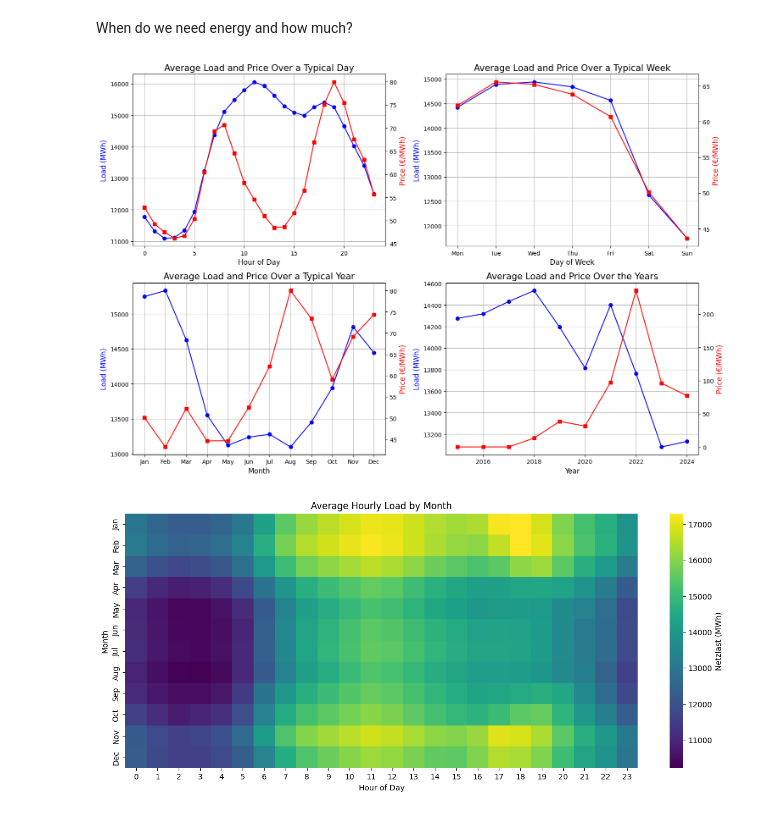
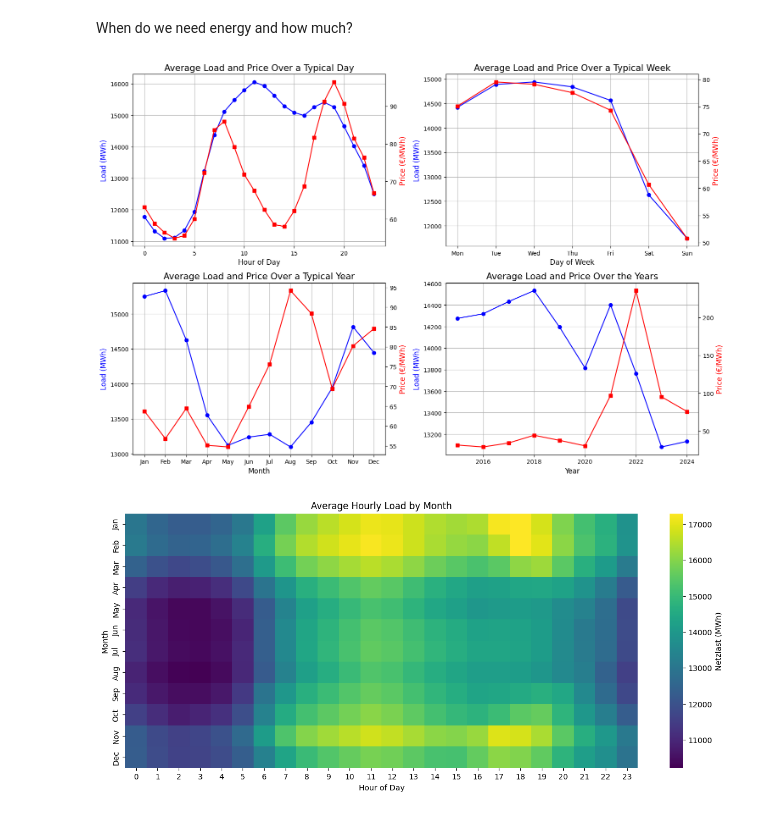
Before and after one commit to Timson1235/clouddocker, a Jupyter notebook: dataviz/capstone_project/main.ipynb, the cells around one changed output. Drawn from its saved outputs; the diff is of its cells as text; code cells hidden in the pictures.

```diff
--- a/dataviz/capstone_project/main.ipynb
+++ b/dataviz/capstone_project/main.ipynb
@@ -14,10 +14,12 @@ preis_ab_2015 = pd.read_csv("Gro_handelspreise_201809300000_202501010000_Stunde.
 # Convert dates to datetime
 preis_bis_2015['Datum von'] = pd.to_datetime(preis_bis_2015['Datum von'], format='%d.%m.%Y %H:%M')
 preis_ab_2015['Datum von'] = pd.to_datetime(preis_ab_2015['Datum von'], format='%d.%m.%Y %H:%M')
+preis_bis_2015['Datum bis'] = pd.to_datetime(preis_bis_2015['Datum bis'], format='%d.%m.%Y %H:%M')
+preis_ab_2015['Datum bis'] = pd.to_datetime(preis_ab_2015['Datum bis'], format='%d.%m.%Y %H:%M')
 
 # Select relevant columns and merge
-df1 = preis_bis_2015[['Datum von', 'Deutschland/Luxemburg [€/MWh] Originalauflösungen', 'DE/AT/LU [€/MWh] Originalauflösungen']]
-df2 = preis_ab_2015[['Datum von', 'Deutschland/Luxemburg [€/MWh] Originalauflösungen']]
+df1 = preis_bis_2015[['Datum von', 'Datum bis', 'Deutschland/Luxemburg [€/MWh] Originalauflösungen', 'DE/AT/LU [€/MWh] Originalauflösungen']]
+df2 = preis_ab_2015[['Datum von', 'Datum bis', 'Deutschland/Luxemburg [€/MWh] Originalauflösungen']]
 
 # Combine the price columns into one
 df1['combined_price'] = df1.apply(
@@ -25,9 +27,9 @@ df1['combined_price'] = df1.apply(
     else x['Deutschland/Luxemburg [€/MWh] Originalauflösungen'], axis=1
 )
 
-# Create final dataframes with just date and price
-df1_final = df1[['Datum von', 'combined_price']].rename(columns={'combined_price': 'price'})
-df2_final = df2[['Datum von', 'Deutschland/Luxemburg [€/MWh] Originalauflösungen']].rename(
+# Create final dataframes with date and price
+df1_final = df1[['Datum von', 'Datum bis', 'combined_price']].rename(columns={'combined_price': 'price'})
+df2_final = df2[['Datum von', 'Datum bis', 'Deutschland/Luxemburg [€/MWh] Originalauflösungen']].rename(
     columns={'Deutschland/Luxemburg [€/MWh] Originalauflösungen': 'price'}
 )
 
@@ -39,6 +41,9 @@ preis = preis.sort_values('Datum von').reset_index(drop=True)
 
 # Clean up the price column (replace commas with dots and convert to float)
 preis['price'] = preis['price'].replace('-', '0').str.replace(',', '.').astype(float)
+
+# Remove the first 5 days from the dataset
+preis = preis[preis['Datum von'] > '2015-01-05']
 # %% [output]
 A value is trying to be set on a copy of a slice from a DataFrame.
 Try using .loc[row_indexer,col_indexer] = value instead
@@ -52,19 +62,21 @@ AttributeError: module 'pandas' has no attribute 'to_csv'
 # %%
 verbrauch = pd.read_csv('Realisierter_Stromverbrauch_201501010000_202412020000_Viertelstunde.csv',sep=';')
 erzeugung = pd.read_csv('Realisierte_Erzeugung_201501010000_202412020000_Viertelstunde.csv',sep=';')
-preis = pd.read_csv('Gro_handelspreise_201501010000_202412020000_Stunde.csv',sep=';')
+# preis = pd.read_csv('Gro_handelspreise_201501010000_202412020000_Stunde.csv',sep=';')
 # %%
+
 # First, let's process the timestamps in the dataframes
 for df in [verbrauch, erzeugung, preis]:
     df['Datum von'] = pd.to_datetime(df['Datum von'], format='%d.%m.%Y %H:%M')
     df['Datum bis'] = pd.to_datetime(df['Datum bis'], format='%d.%m.%Y %H:%M')
 
-# Resample preis to 15-minute intervals to match other dataframes
-preis_resampled = preis.drop_duplicates(subset='Datum von').set_index('Datum von').resample('15T').ffill().reset_index()
+# Create a copy of preis with resampled data
+preis_resampled = preis.copy()
+preis_resampled = preis_resampled.drop_duplicates(subset='Datum von').set_index('Datum von').resample('15T').ffill().reset_index()
 
 # Merge the dataframes on 'Datum von'
 combined_df = verbrauch.merge(erzeugung, on=['Datum von', 'Datum bis'], how='outer')
-combined_df = combined_df.merge(preis_resampled[['Datum von', 'Deutschland/Luxemburg [€/MWh] Originalauflösungen']],
+combined_df = combined_df.merge(preis_resampled[['Datum von', 'price']],
                               on='Datum von',
                               how='outer')
 
@@ -72,6 +84,7 @@ combined_df = combined_df.merge(preis_resampled[['Datum von', 'Deutschland/Luxem
 numeric_columns = combined_df.select_dtypes(include=['object']).columns
 for col in numeric_columns:
     if col not in ['Datum von', 'Datum bis']:
-        # Replace '-' with NaN and convert to float
-        combined_df[col] = combined_df[col].str.replace('.', '').str.replace(',', '.').replace('-', np.nan).astype(float)
+        # Replace '-' with '0', remove thousand separators, and convert decimal separator
+        combined_df[col] = combined_df[col].str.replace('.', '').str.replace(',', '.').replace('-', '0').astype(float)
+        # Forward fill any remaining NaN values
         combined_df[col] = combined_df[col].ffill()
@@ -283,10 +471,10 @@ df['Gesamt (Netzlast) [MWh] Originalauflösungen'] = df['Gesamt (Netzlast) [MWh]
 df.rename(columns={'Gesamt (Netzlast) [MWh] Originalauflösungen': 'Netzlast'}, inplace=True)
 
 # Add price data
-df = df.merge(preis_resampled[['Datum von', 'Deutschland/Luxemburg [€/MWh] Originalauflösungen']],
+df = df.merge(preis_resampled[['Datum von', 'price']],
               on='Datum von',
               how='left')
-df['Deutschland/Luxemburg [€/MWh] Originalauflösungen'] = df['Deutschland/Luxemburg [€/MWh] Originalauflösungen'].str.replace('-', '0').str.replace(',', '.').astype(float)
+df['price'] = pd.to_numeric(df['price'], errors='coerce').fillna(0)
 
 # Extract relevant features
 df['Hour'] = df['Datum von'].dt.hour
@@ -297,16 +485,16 @@ df['DayOfMonth'] = df['Datum von'].dt.day
 
 # Group for averages
 daily_avg_load = df.groupby('Hour')['Netzlast'].mean()
-daily_avg_price = df.groupby('Hour')['Deutschland/Luxemburg [€/MWh] Originalauflösungen'].mean()
+daily_avg_price = df.groupby('Hour')['price'].mean()
 
 weekly_avg_load = df.groupby('DayOfWeek')['Netzlast'].mean()
-weekly_avg_price = df.groupby('DayOfWeek')['Deutschland/Luxemburg [€/MWh] Originalauflösungen'].mean()
+weekly_avg_price = df.groupby('DayOfWeek')['price'].mean()
 
 monthly_avg_load = df.groupby('Month')['Netzlast'].mean()
-monthly_avg_price = df.groupby('Month')['Deutschland/Luxemburg [€/MWh] Originalauflösungen'].mean()
+monthly_avg_price = df.groupby('Month')['price'].mean()
 
 yearly_avg_load = df.groupby('Year')['Netzlast'].mean()
-yearly_avg_price = df.groupby('Year')['Deutschland/Luxemburg [€/MWh] Originalauflösungen'].mean()
+yearly_avg_price = df.groupby('Year')['price'].mean()
 
 # Create subplots
 fig, axes = plt.subplots(2, 2, figsize=(15, 10))
@@ -344,34 +532,34 @@ ax3 = axes[1, 0]
 ax3_twin = ax3.twinx()
 
 ax3.plot(monthly_avg_load.index, monthly_avg_load, marker='o', color='b', label='Load')
 ax3_twin.plot(monthly_avg_price.index, monthly_avg_price, marker='s', color='r', label='Price')
 
 ax3.set_title('Average Load and Price Over a Typical Year', fontsize=15)
 ax3.set_xlabel('Month', fontsize=12)
 ax3.set_ylabel('Load (MWh)', color='b', fontsize=12)
 ax3_twin.set_ylabel('Price (€/MWh)', color='r', fontsize=12)
 ax3.set_xticks(range(1, 13))
 ax3.set_xticklabels(['Jan', 'Feb', 'Mar', 'Apr', 'May', 'Jun', 'Jul', 'Aug', 'Sep', 'Oct', 'Nov', 'Dec'])
 ax3.grid()
 
 # Plot 4: Yearly trend
 ax4 = axes[1, 1]
 ax4_twin = ax4.twinx()
 
 ax4.plot(yearly_avg_load.index, yearly_avg_load, marker='o', color='b', label='Load')
 ax4_twin.plot(yearly_avg_price.index, yearly_avg_price, marker='s', color='r', label='Price')
 
 ax4.set_title('Average Load and Price Over the Years', fontsize=15)
 ax4.set_xlabel('Year', fontsize=12)
 ax4.set_ylabel('Load (MWh)', color='b', fontsize=12)
 ax4_twin.set_ylabel('Price (€/MWh)', color='r', fontsize=12)
 ax4.grid()
 
 # Adjust layout and show plot
 plt.tight_layout()
 plt.show()
 # %% [output]
-[figure, old version]
+[figure, new version]
 # %%
 # Extract hour from datetime and create pivot table for monthly-hourly averages
 combined_df['Hour'] = combined_df['Datum von'].dt.hour
```
Also changed, not shown: parts of 13 cells of this notebook, 4 other files.
